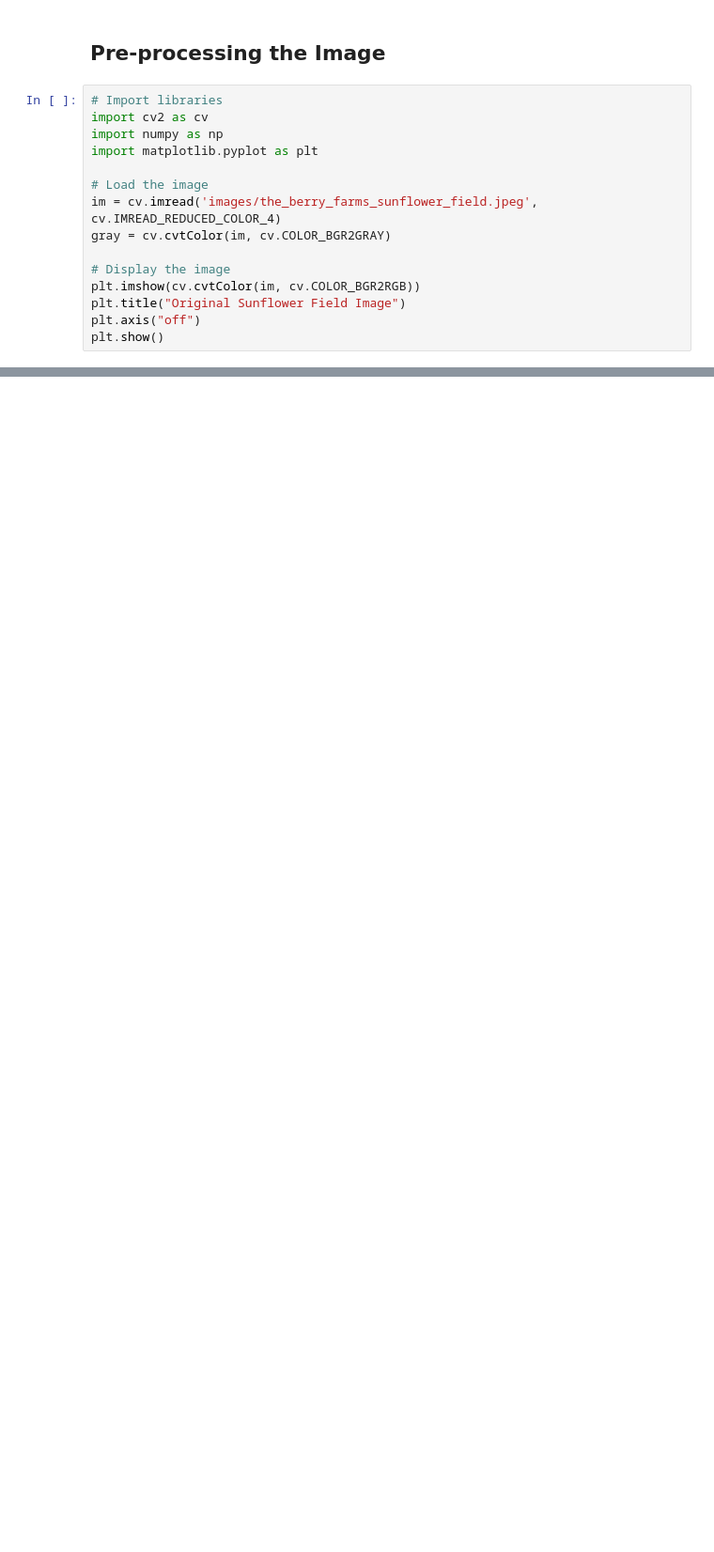
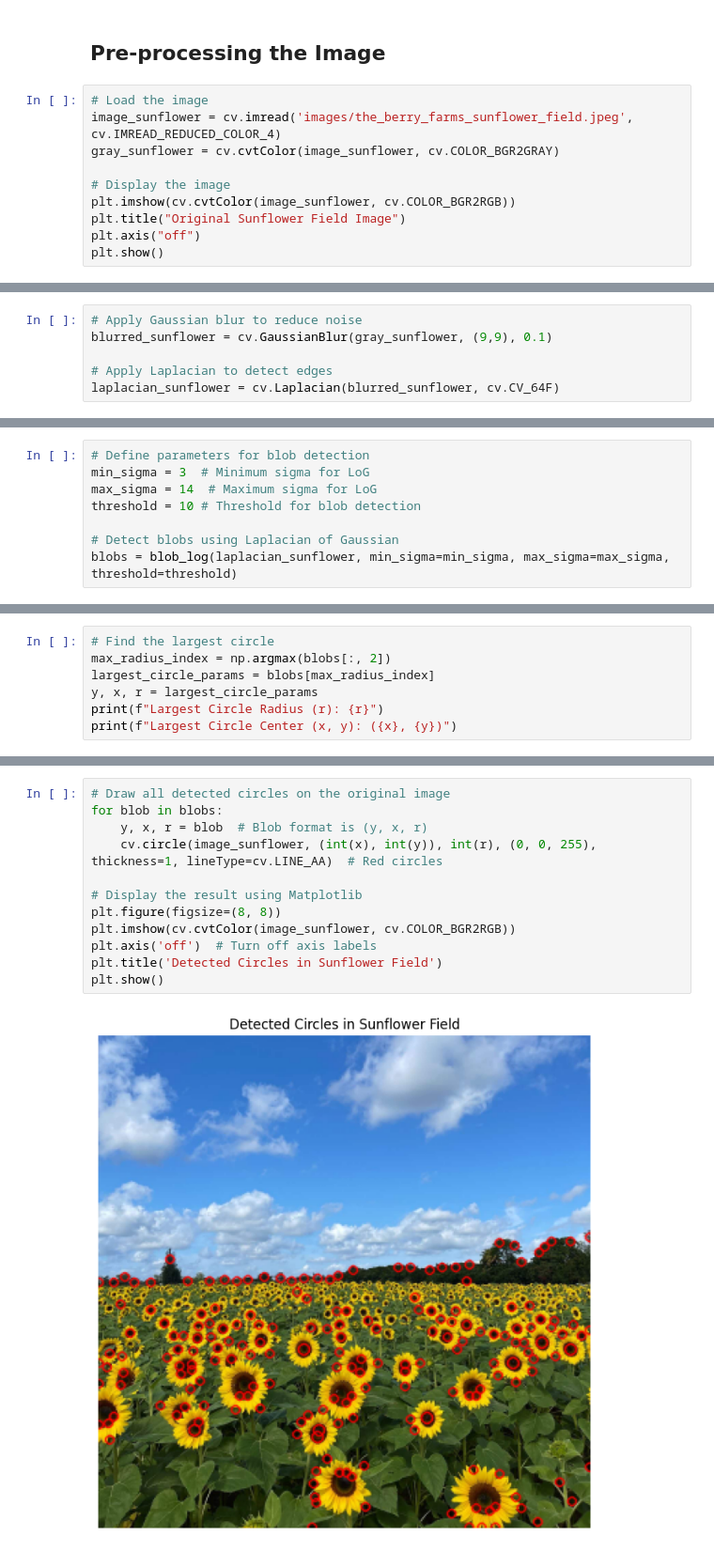
Before and after one commit to eshansurendra/EN3160_Assignment_02, a Jupyter notebook: A2.ipynb, the cells around one changed output, grey strips where cells are left out. Shown at 94% size. Drawn from its saved outputs; the diff is of its cells as text; blank space fills up the shorter version.

```diff
--- a/A2.ipynb
+++ b/A2.ipynb
@@ -8,17 +10,12 @@ import matplotlib.pyplot as plt
 # %% [markdown]
 ## Pre-processing the Image
 # %%
-# Import libraries
-import cv2 as cv
-import numpy as np
-import matplotlib.pyplot as plt
-
 # Load the image
-im = cv.imread('images/the_berry_farms_sunflower_field.jpeg', cv.IMREAD_REDUCED_COLOR_4)
-gray = cv.cvtColor(im, cv.COLOR_BGR2GRAY)
+image_sunflower = cv.imread('images/the_berry_farms_sunflower_field.jpeg', cv.IMREAD_REDUCED_COLOR_4)
+gray_sunflower = cv.cvtColor(image_sunflower, cv.COLOR_BGR2GRAY)
 
 # Display the image
-plt.imshow(cv.cvtColor(im, cv.COLOR_BGR2RGB))
+plt.imshow(cv.cvtColor(image_sunflower, cv.COLOR_BGR2RGB))
 plt.title("Original Sunflower Field Image")
 plt.axis("off")
 plt.show()
@@ -57,0 +26,6 @@ plt.show()
+# %%
+# Apply Gaussian blur to reduce noise
+blurred_sunflower = cv.GaussianBlur(gray_sunflower, (9,9), 0.1)
+
+# Apply Laplacian to detect edges
+laplacian_sunflower = cv.Laplacian(blurred_sunflower, cv.CV_64F)
@@ -57,0 +34,8 @@ plt.show()
+# %%
+# Define parameters for blob detection
+min_sigma = 3  # Minimum sigma for LoG
+max_sigma = 14  # Maximum sigma for LoG
+threshold = 10 # Threshold for blob detection
+
+# Detect blobs using Laplacian of Gaussian
+blobs = blob_log(laplacian_sunflower, min_sigma=min_sigma, max_sigma=max_sigma, threshold=threshold)
@@ -57,0 +44,7 @@ plt.show()
+# %%
+# Find the largest circle
+max_radius_index = np.argmax(blobs[:, 2])
+largest_circle_params = blobs[max_radius_index]
+y, x, r = largest_circle_params
+print(f"Largest Circle Radius (r): {r}")
+print(f"Largest Circle Center (x, y): ({x}, {y})")
@@ -57,0 +56,14 @@ plt.show()
+# %%
+# Draw all detected circles on the original image
+for blob in blobs:
+    y, x, r = blob  # Blob format is (y, x, r)
+    cv.circle(image_sunflower, (int(x), int(y)), int(r), (0, 0, 255), thickness=1, lineType=cv.LINE_AA)  # Red circles
+
+# Display the result using Matplotlib
+plt.figure(figsize=(8, 8))
+plt.imshow(cv.cvtColor(image_sunflower, cv.COLOR_BGR2RGB))
+plt.axis('off')  # Turn off axis labels
+plt.title('Detected Circles in Sunflower Field')
+plt.show()
+# %% [output]
+[figure, added]
```
Also changed, not shown: parts of 24 cells of this notebook.
